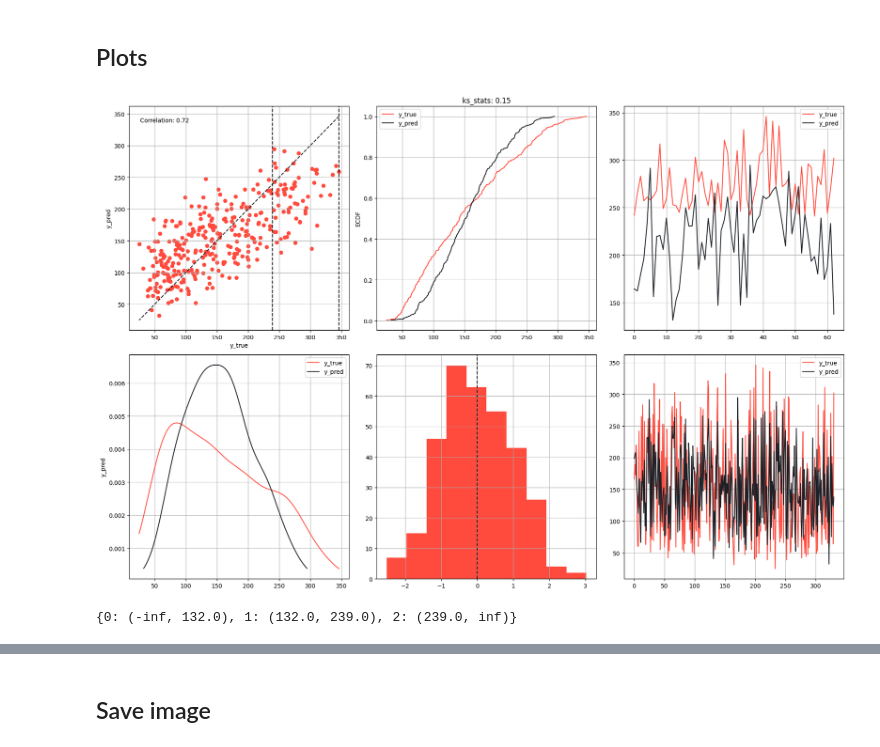
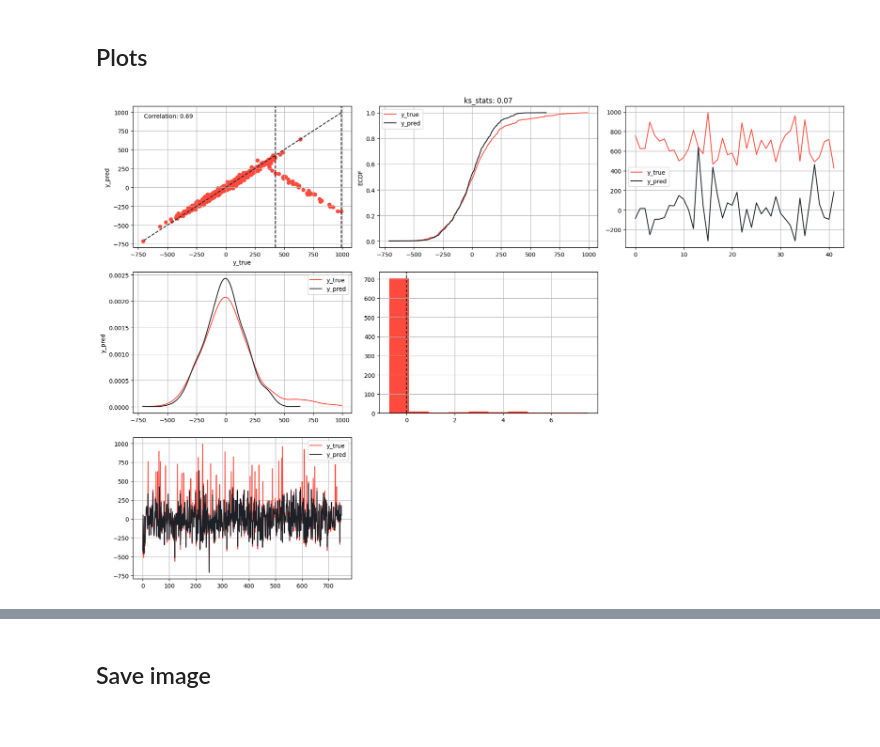
Before and after one commit to Manuelfjr/mlpr, a Jupyter notebook: notebooks/regression/01.ml_regression_examples.ipynb, the cells around one changed output, grey strips where cells are left out. Drawn from its saved outputs; the diff is of its cells as text; code cells hidden in the pictures.

Commit message:
update: increase version and change plot

```diff
--- a/notebooks/regression/01.ml_regression_examples.ipynb
+++ b/notebooks/regression/01.ml_regression_examples.ipynb
@@ -68,18 +68,18 @@ data["target"] = content["target"]
 # # Concatenar os dados originais com os outliers
 # data = pd.concat([data, data_outliers], ignore_index=True)
 # %%
-# X, y = make_regression(n_samples=1000, n_features=11, noise=20)
+n_feats = 11
+n_instances = 1000
+n_invert = 50
 
-# # Quantidade de valores a serem invertidos
-# n_invert = 50
+X, y = make_regression(n_samples=n_instances, n_features=n_feats, noise=20)
 
-# # Selecionar um subconjunto de y para inverter
-# indices = np.random.choice(y.shape[0], size=n_invert, replace=False)
-# y[indices] = np.max(y) - y[indices]
+# introduce of noises
+indices = np.random.choice(y.shape[0], size=n_invert, replace=False)
+y[indices] = np.max(y) - y[indices]
 
-# # Criar DataFrame
-# data = pd.DataFrame(data=X, columns=[f'feature_{i}' for i in range(1, 11 + 1)])
-# data['target'] = y
+data = pd.DataFrame(data=X, columns=[f'feature_{i}' for i in range(1, n_feats + 1)])
+data['target'] = y
 # %% [markdown]
 ## Split labels
 # %%
@@ -169,7 +169,8 @@ rp = plots.RegressionPlots(data_train, color_palette=["#FF4B3E", "#1C2127"])
 fig, axs = rp.grid_plot(
     plot_functions=[
         ['graph11', 'graph12', 'graph13'],
-        ['graph21', 'graph22', 'graph23'],
+        ['graph21', 'graph22'],
+        ['graph23']
     ],
     plot_args={
         'graph11': {
@@ -200,36 +201,32 @@ fig, axs = rp.grid_plot(
         },
         'graph22': {
             "plot": "plot_error_hist",
             "params": {
                 'y_true_col': 'y_true',
                 'y_pred_col': 'y_pred',
                 'linecolor': '#1C2127'
             }
         },
         'graph13': {
             "plot": "plot_fitted",
             "params": {
                 'y_true_col': 'y_true',
                 'y_pred_col': 'y_pred',
-                'condition': (data_train["y_true"] >= 239.0),
+                'condition': (data_train["y_true"] >= 424.5132071505618),
                 'sample_size': None
             }
         },
         'graph23': {
             "plot": "plot_fitted",
             "params": {
                 'y_true_col': 'y_true',
                 'y_pred_col': 'y_pred',
                 'condition': None,
                 'sample_size': None
             }
         },
     },
     show_inline=True
 )
 # %% [output]
-[figure, old version]
+[figure, new version]
-# %%
-rm._class_intervals
-# %% [output]
-{0: (-inf, 132.0), 1: (132.0, 239.0), 2: (239.0, inf)}
```
Also changed, not shown: parts of 2 cells of this notebook, 5 other files.
